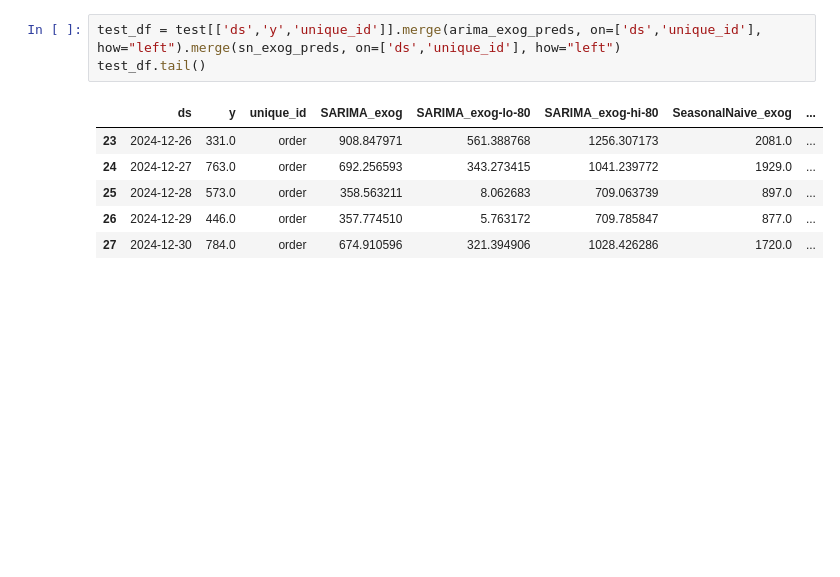
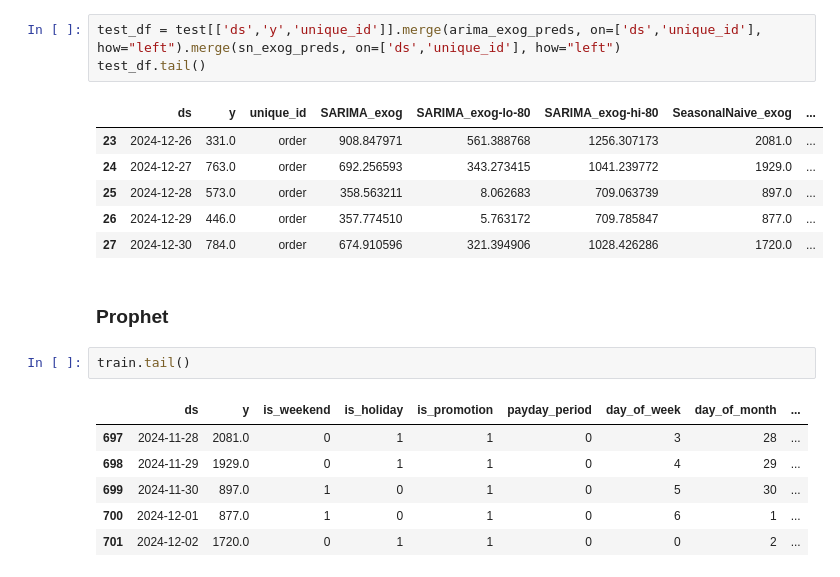
Before and after one commit to traha-89/ecommerce_demand_forecasting, a Jupyter notebook: notebooks/demand_forecasting_analysis.ipynb, the cells around one changed output. Saved outputs shown, nothing was run; the diff lists cells and outputs as text; blank space fills up the shorter version.

```diff
--- a/notebooks/demand_forecasting_analysis.ipynb
+++ b/notebooks/demand_forecasting_analysis.ipynb
@@ -847,3 +856,14 @@ test_df.tail()
 | 25 | 2024-12-28 | 573.0 | order | 358.563211 | 8.062683 | 709.063739 | 897.0 | ... |
 | 26 | 2024-12-29 | 446.0 | order | 357.774510 | 5.763172 | 709.785847 | 877.0 | ... |
 | 27 | 2024-12-30 | 784.0 | order | 674.910596 | 321.394906 | 1028.426286 | 1720.0 | ... |
+# %% [markdown]
+### Prophet
+# %%
+train.tail()
+# %% [output]
+|  | ds | y | is_weekend | is_holiday | is_promotion | payday_period | day_of_week | day_of_month | ... |
+| 697 | 2024-11-28 | 2081.0 | 0 | 1 | 1 | 0 | 3 | 28 | ... |
+| 698 | 2024-11-29 | 1929.0 | 0 | 1 | 1 | 0 | 4 | 29 | ... |
+| 699 | 2024-11-30 | 897.0 | 1 | 0 | 1 | 0 | 5 | 30 | ... |
+| 700 | 2024-12-01 | 877.0 | 1 | 0 | 1 | 0 | 6 | 1 | ... |
+| 701 | 2024-12-02 | 1720.0 | 0 | 1 | 1 | 0 | 0 | 2 | ... |
```
Also changed, not shown: parts of 15 cells of this notebook.
